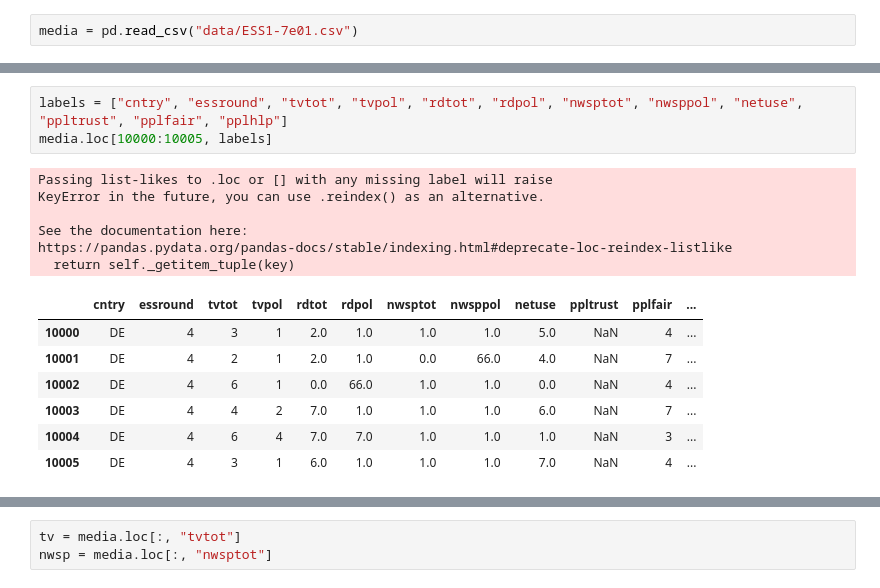
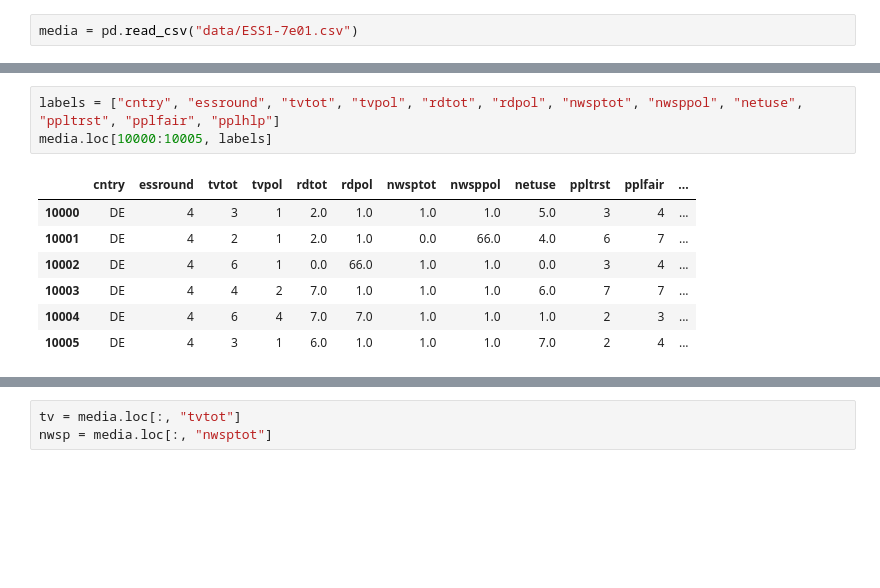
Before and after one commit to agoldhammer/ess, a Jupyter notebook: ess.ipynb, the cells around one changed output, grey strips where cells are left out. Saved outputs shown, nothing was run; the diff lists cells and outputs as text; blank space fills up the shorter version.

```diff
--- a/ess.ipynb
+++ b/ess.ipynb
@@ -35,19 +17,13 @@ media.shape
 # %%
-labels = ["cntry", "essround", "tvtot", "tvpol", "rdtot", "rdpol", "nwsptot", "nwsppol", "netuse", "ppltrust", "pplfair", "pplhlp"]
+labels = ["cntry", "essround", "tvtot", "tvpol", "rdtot", "rdpol", "nwsptot", "nwsppol", "netuse", "ppltrst", "pplfair", "pplhlp"]
 media.loc[10000:10005, labels]
 # %% [output]
-Passing list-likes to .loc or [] with any missing label will raise
-KeyError in the future, you can use .reindex() as an alternative.
-
-See the documentation here:
-https://pandas.pydata.org/pandas-docs/stable/indexing.html#deprecate-loc-reindex-listlike
-  return self._getitem_tuple(key)
-|  | cntry | essround | tvtot | tvpol | rdtot | rdpol | nwsptot | nwsppol | netuse | ppltrust | pplfair | ... |
-| 10000 | DE | 4 | 3 | 1 | 2.0 | 1.0 | 1.0 | 1.0 | 5.0 | NaN | 4 | ... |
-| 10001 | DE | 4 | 2 | 1 | 2.0 | 1.0 | 0.0 | 66.0 | 4.0 | NaN | 7 | ... |
-| 10002 | DE | 4 | 6 | 1 | 0.0 | 66.0 | 1.0 | 1.0 | 0.0 | NaN | 4 | ... |
-| 10003 | DE | 4 | 4 | 2 | 7.0 | 1.0 | 1.0 | 1.0 | 6.0 | NaN | 7 | ... |
-| 10004 | DE | 4 | 6 | 4 | 7.0 | 7.0 | 1.0 | 1.0 | 1.0 | NaN | 3 | ... |
-| 10005 | DE | 4 | 3 | 1 | 6.0 | 1.0 | 1.0 | 1.0 | 7.0 | NaN | 4 | ... |
+|  | cntry | essround | tvtot | tvpol | rdtot | rdpol | nwsptot | nwsppol | netuse | ppltrst | pplfair | ... |
+| 10000 | DE | 4 | 3 | 1 | 2.0 | 1.0 | 1.0 | 1.0 | 5.0 | 3 | 4 | ... |
+| 10001 | DE | 4 | 2 | 1 | 2.0 | 1.0 | 0.0 | 66.0 | 4.0 | 6 | 7 | ... |
+| 10002 | DE | 4 | 6 | 1 | 0.0 | 66.0 | 1.0 | 1.0 | 0.0 | 3 | 4 | ... |
+| 10003 | DE | 4 | 4 | 2 | 7.0 | 1.0 | 1.0 | 1.0 | 6.0 | 7 | 7 | ... |
+| 10004 | DE | 4 | 6 | 4 | 7.0 | 7.0 | 1.0 | 1.0 | 1.0 | 2 | 3 | ... |
+| 10005 | DE | 4 | 3 | 1 | 6.0 | 1.0 | 1.0 | 1.0 | 7.0 | 2 | 4 | ... |
 # %%
 media.loc[media["cntry"]=="DE", labels].shape
```
Also changed, not shown: parts of 37 cells of this notebook.
